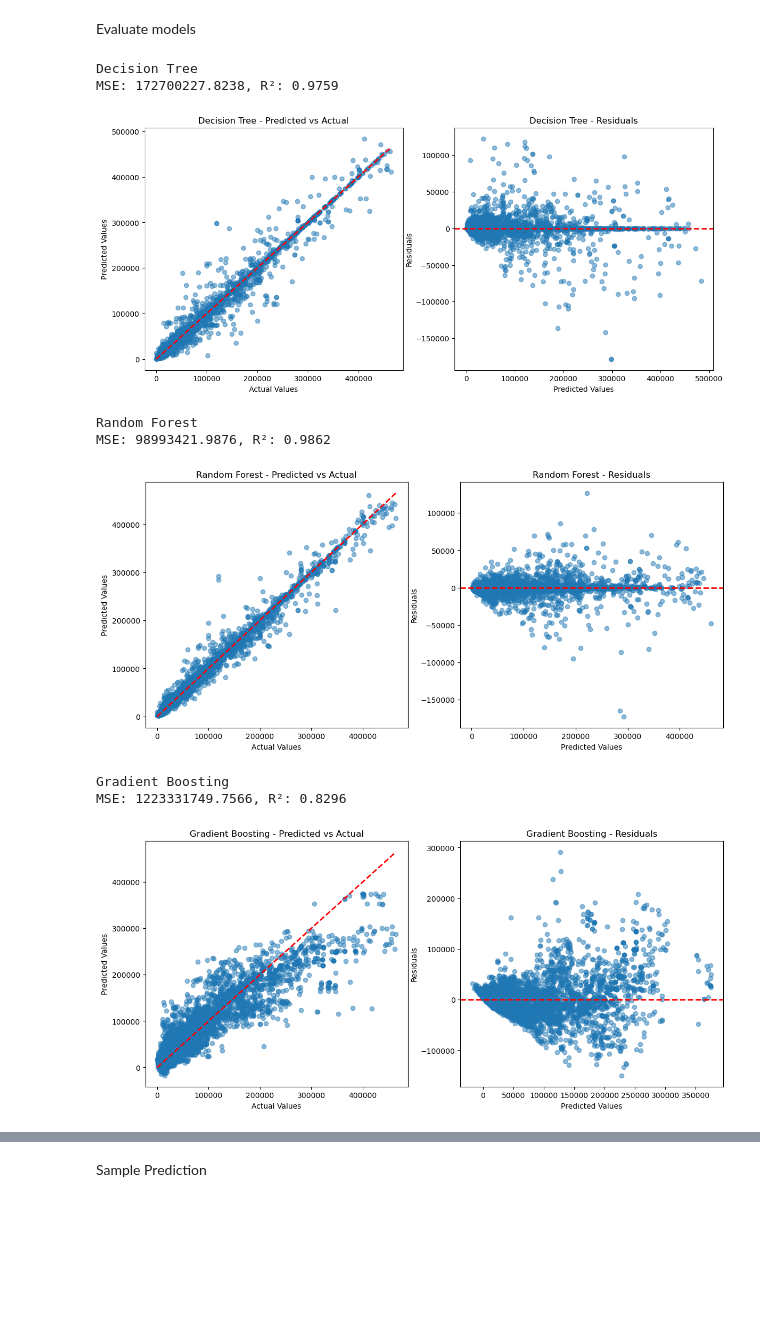
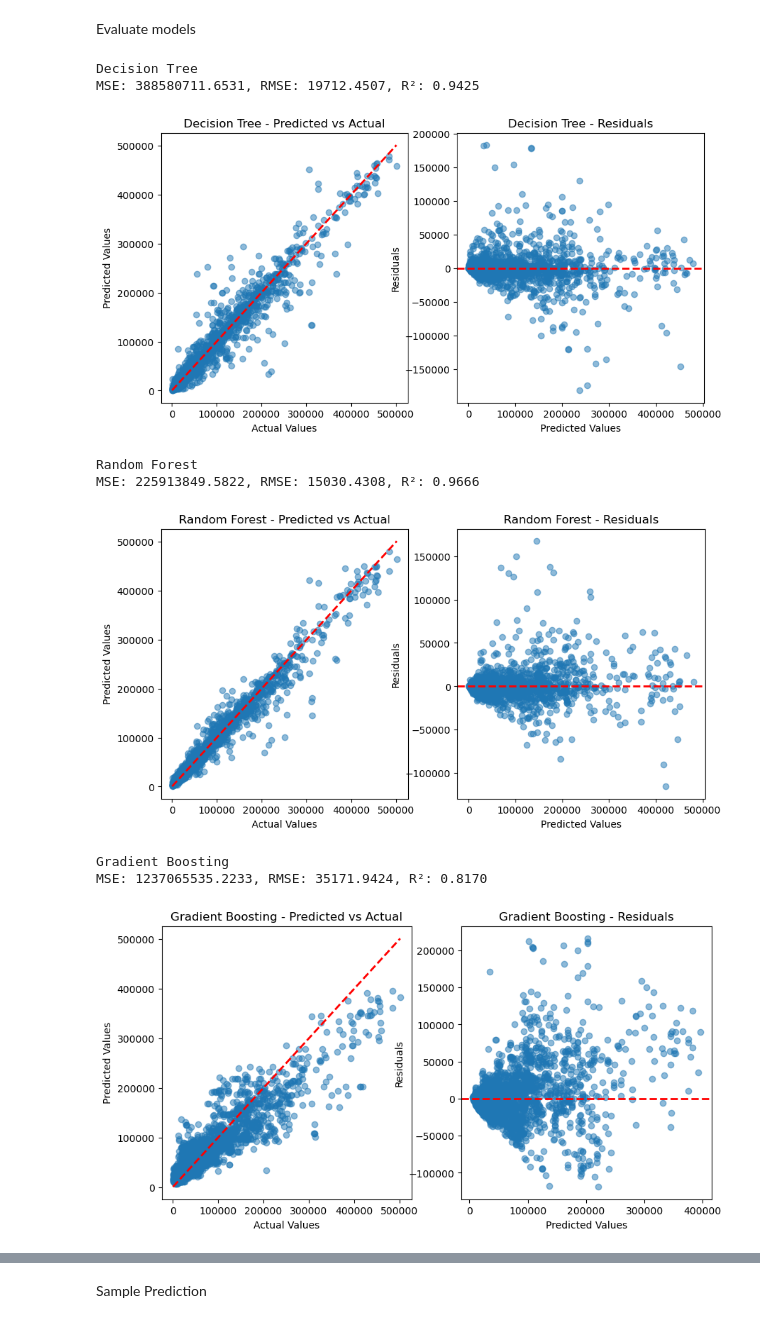
Before and after one commit to JamMeisy/college_cselec1c_finals, a Jupyter notebook: finals.ipynb, the cells around one changed output, grey strips where cells are left out. Cells and saved outputs as stored; diff of their text form; code cells hidden in the pictures; blank space fills up the shorter version.

Commit message:
Completed EDA with Visualization and Machine Learning

```diff
--- a/finals.ipynb
+++ b/finals.ipynb
@@ -515,60 +828,71 @@ X_test = scaler.transform(X_test)
+# %%
+# One hot encode categorical variables
+df_model = df.copy()
+df_model = pd.get_dummies(df, columns=['country', 'item'])
+
+# Drop year as it is not a feature
+X = df_model.drop(columns=['year'])
+X = df_model.drop(columns=['hg/ha_yield'])
+
+scaler = StandardScaler()
+X_scaled = scaler.fit_transform(X)
+
+Y = df_model['hg/ha_yield']
+
+X_train, X_test, y_train, Y_test = train_test_split(X_scaled, Y, test_size=0.2, random_state=42)
 # %% [markdown]
 Evaluate models
 # %%
-# Function to evaluate the model and plot evaluation metrics
-def evaluate_and_plot_model(model, model_name, X_test, y_test):
+def evaluate_and_plot_model(model, model_name, X_test, Y_test):
     y_pred = model.predict(X_test)
-    mse = mean_squared_error(y_test, y_pred)
-    r2 = r2_score(y_test, y_pred)
+    mse = mean_squared_error(Y_test, y_pred)
+    rmse = np.sqrt(mse)
+    r2 = r2_score(Y_test, y_pred)
 
-    # Print MSE and R² Score
     print(f'{model_name}')
-    print(f'MSE: {mse:.4f}, R²: {r2:.4f}')
+    print(f'MSE: {mse:.4f}, RMSE: {rmse:.4f}, R²: {r2:.4f}')
 
     # Predicted vs Actual values plot
-    plt.figure(figsize=(14, 6))
+    plt.figure(figsize=(10, 5))
 
     plt.subplot(1, 2, 1)
-    plt.scatter(y_test, y_pred, alpha=0.5)
+    plt.scatter(Y_test, y_pred, alpha=0.5)
     plt.xlabel('Actual Values')
     plt.ylabel('Predicted Values')
     plt.title(f'{model_name} - Predicted vs Actual')
-    plt.plot([y_test.min(), y_test.max()], [y_test.min(), y_test.max()], 'r--', lw=2)
+    plt.plot([Y_test.min(), Y_test.max()], [Y_test.min(), Y_test.max()], 'r--', lw=2)
 
     # Residuals plot
-    residuals = y_test - y_pred
+    residuals = Y_test - y_pred
     plt.subplot(1, 2, 2)
     plt.scatter(y_pred, residuals, alpha=0.5)
     plt.xlabel('Predicted Values')
     plt.ylabel('Residuals')
     plt.title(f'{model_name} - Residuals')
     plt.axhline(y=0, color='r', linestyle='--', lw=2)
 
     plt.show()
 
-# Initialize models
 decision_tree_regressor = DecisionTreeRegressor(random_state=42)
 random_forest_regressor = RandomForestRegressor(random_state=42)
 gradient_boosting_regressor = GradientBoostingRegressor(random_state=42)
 
-# Fit the models
 decision_tree_regressor.fit(X_train, y_train)
 random_forest_regressor.fit(X_train, y_train)
 gradient_boosting_regressor.fit(X_train, y_train)
 
-# Evaluate the models
 models = [decision_tree_regressor, random_forest_regressor, gradient_boosting_regressor]
 model_names = ['Decision Tree', 'Random Forest', 'Gradient Boosting']
 
 for model, name in zip(models, model_names):
-    evaluate_and_plot_model(model, name, X_test, y_test)
+    evaluate_and_plot_model(model, name, X_test, Y_test)
 # %% [output]
 Decision Tree
-MSE: 172700227.8238, R²: 0.9759
+MSE: 388580711.6531, RMSE: 19712.4507, R²: 0.9425
-[figure, old version]
+[figure, new version]
 Random Forest
-MSE: 98993421.9876, R²: 0.9862
+MSE: 225913849.5822, RMSE: 15030.4308, R²: 0.9666
-[figure, old version]
+[figure, new version]
 Gradient Boosting
-MSE: 1223331749.7566, R²: 0.8296
+MSE: 1237065535.2233, RMSE: 35171.9424, R²: 0.8170
-[figure, old version]
+[figure, new version]
```
Also changed, not shown: parts of 51 cells of this notebook, 3 other files.
